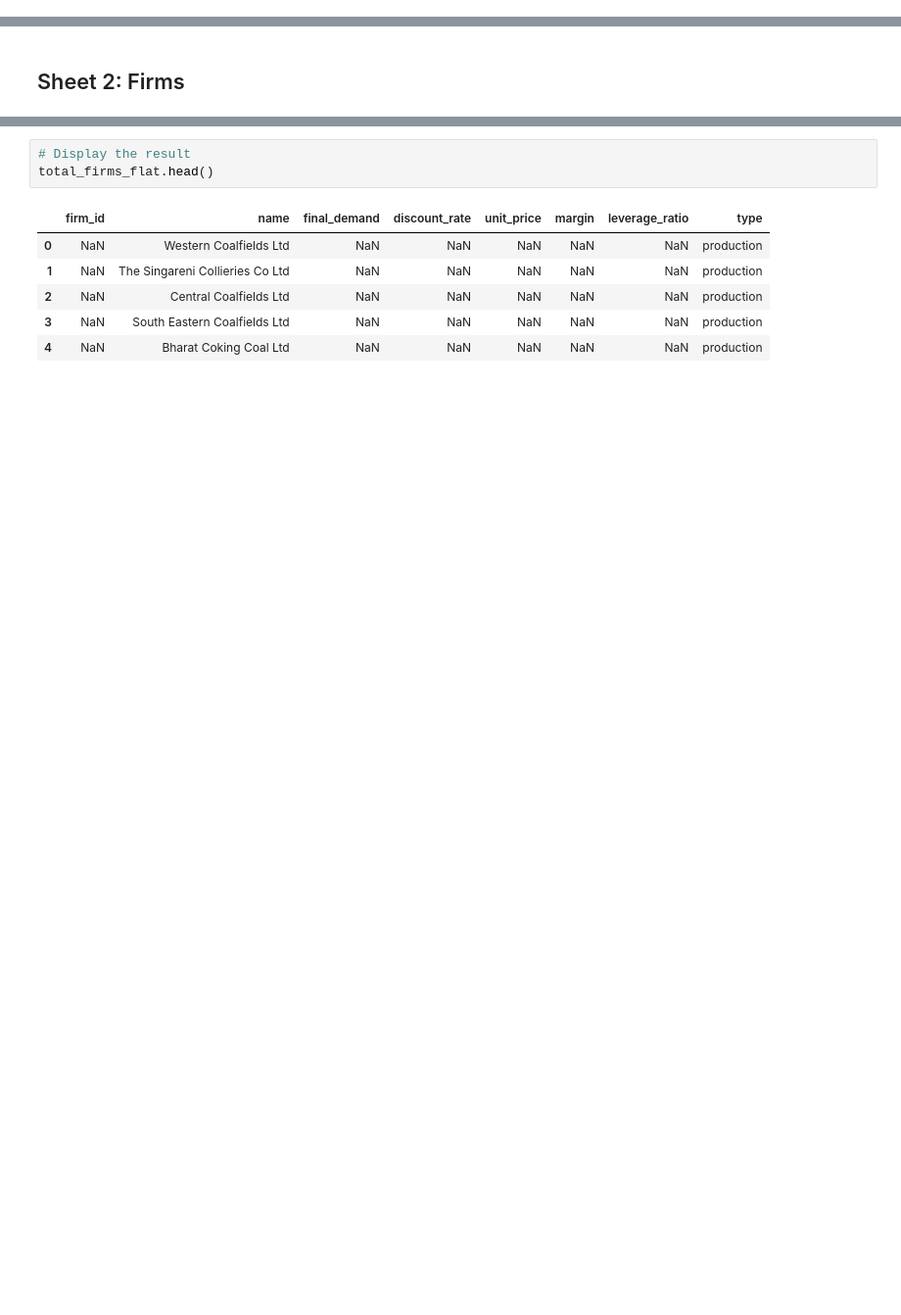
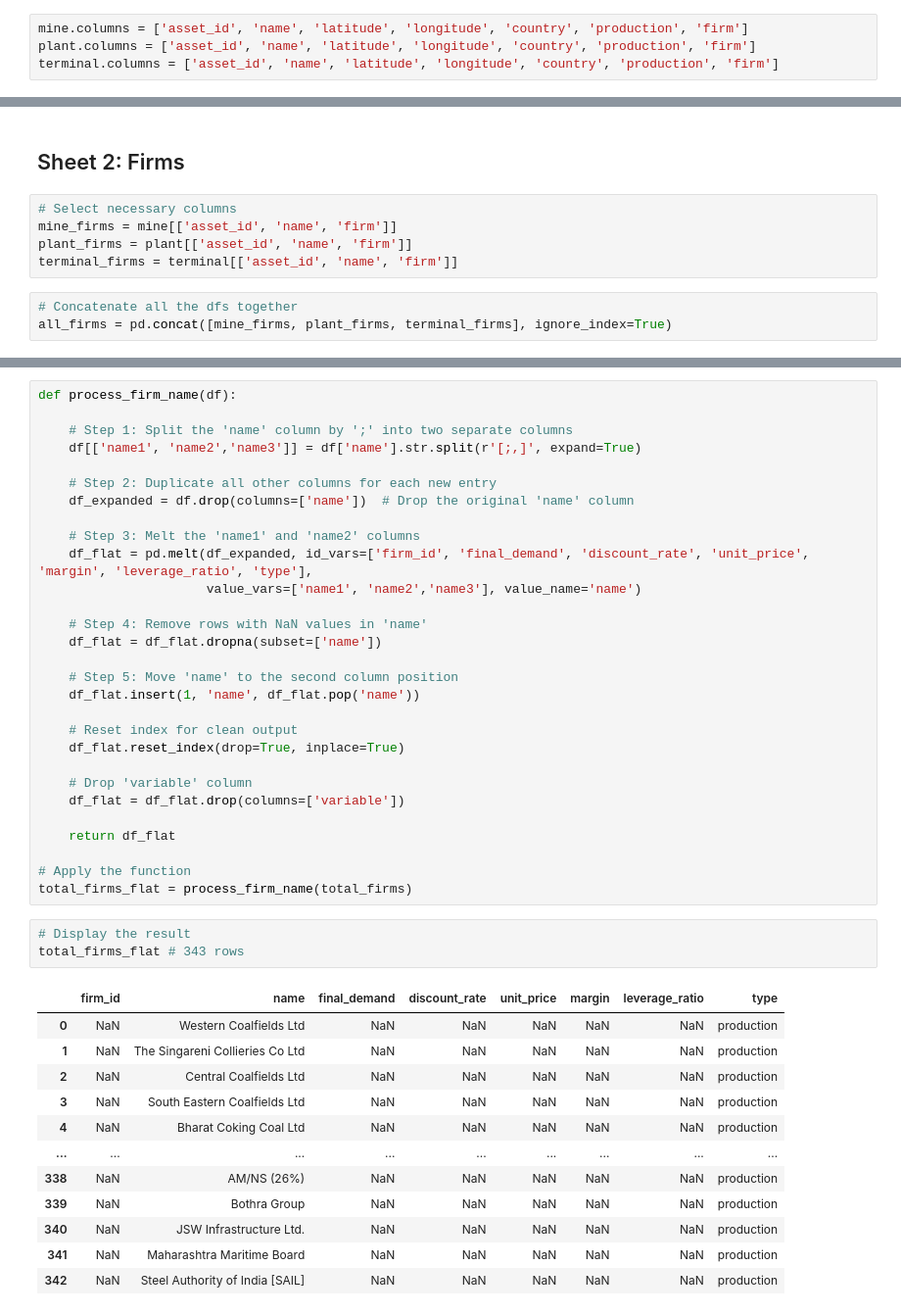
Before and after one commit to yingtian1/Thesis_2425, a Jupyter notebook: Preprocessing_mine.ipynb, the cells around one changed output, grey strips where cells are left out. Shown: that part at 98% size. Saved outputs shown, nothing was run; the diff lists cells and outputs as text; blank space fills up the shorter version.

```diff
--- a/Preprocessing_mine.ipynb
+++ b/Preprocessing_mine.ipynb
@@ -45 +31,5 @@ terminal = drop_columns_terminal(terminal)
+# %%
+mine.columns = ['asset_id', 'name', 'latitude', 'longitude', 'country', 'production', 'firm']
+plant.columns = ['asset_id', 'name', 'latitude', 'longitude', 'country', 'production', 'firm']
+terminal.columns = ['asset_id', 'name', 'latitude', 'longitude', 'country', 'production', 'firm']
 # %%
@@ -142,2 +136,10 @@ total_assets.head()
 # %% [markdown]
 ## Sheet 2: Firms
+# %%
+# Select necessary columns
+mine_firms = mine[['asset_id', 'name', 'firm']]
+plant_firms = plant[['asset_id', 'name', 'firm']]
+terminal_firms = terminal[['asset_id', 'name', 'firm']]
+# %%
+# Concatenate all the dfs together
+all_firms = pd.concat([mine_firms, plant_firms, terminal_firms], ignore_index=True)
@@ -215,10 +229,45 @@ total_firms_flat = process_firm_data(total_firms)
+# %%
+def process_firm_name(df):
+
+    # Step 1: Split the 'name' column by ';' into two separate columns
+    df[['name1', 'name2','name3']] = df['name'].str.split(r'[;,]', expand=True)
+
+    # Step 2: Duplicate all other columns for each new entry
+    df_expanded = df.drop(columns=['name'])  # Drop the original 'name' column
+
+    # Step 3: Melt the 'name1' and 'name2' columns
+    df_flat = pd.melt(df_expanded, id_vars=['firm_id', 'final_demand', 'discount_rate', 'unit_price', 'margin', 'leverage_ratio', 'type'],
+                      value_vars=['name1', 'name2','name3'], value_name='name')
+
+    # Step 4: Remove rows with NaN values in 'name'
+    df_flat = df_flat.dropna(subset=['name'])
+
+    # Step 5: Move 'name' to the second column position
+    df_flat.insert(1, 'name', df_flat.pop('name'))
+
+    # Reset index for clean output
+    df_flat.reset_index(drop=True, inplace=True)
+
+    # Drop 'variable' column
+    df_flat = df_flat.drop(columns=['variable'])
+
+    return df_flat
+
+# Apply the function
+total_firms_flat = process_firm_name(total_firms)
 # %%
 # Display the result
-total_firms_flat.head()
+total_firms_flat # 343 rows
 # %% [output]
 |  | firm_id | name | final_demand | discount_rate | unit_price | margin | leverage_ratio | type |
 | 0 | NaN | Western Coalfields Ltd | NaN | NaN | NaN | NaN | NaN | production |
 | 1 | NaN | The Singareni Collieries Co Ltd | NaN | NaN | NaN | NaN | NaN | production |
 | 2 | NaN | Central Coalfields Ltd | NaN | NaN | NaN | NaN | NaN | production |
 | 3 | NaN | South Eastern Coalfields Ltd | NaN | NaN | NaN | NaN | NaN | production |
 | 4 | NaN | Bharat Coking Coal Ltd | NaN | NaN | NaN | NaN | NaN | production |
+| ... | ... | ... | ... | ... | ... | ... | ... | ... |
+| 338 | NaN | AM/NS (26%) | NaN | NaN | NaN | NaN | NaN | production |
+| 339 | NaN | Bothra Group | NaN | NaN | NaN | NaN | NaN | production |
+| 340 | NaN | JSW Infrastructure Ltd. | NaN | NaN | NaN | NaN | NaN | production |
+| 341 | NaN | Maharashtra Maritime Board | NaN | NaN | NaN | NaN | NaN | production |
+| 342 | NaN | Steel Authority of India [SAIL] | NaN | NaN | NaN | NaN | NaN | production |
```
Also changed, not shown: parts of 52 cells of this notebook, 6 other files.
